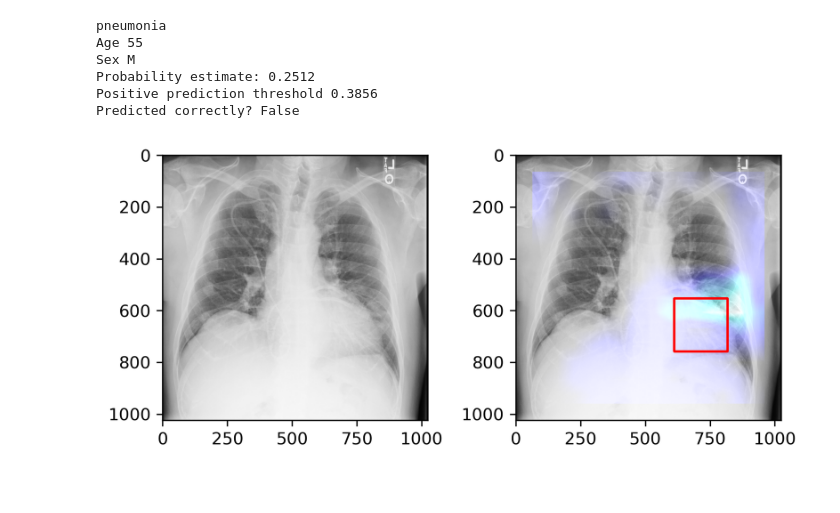
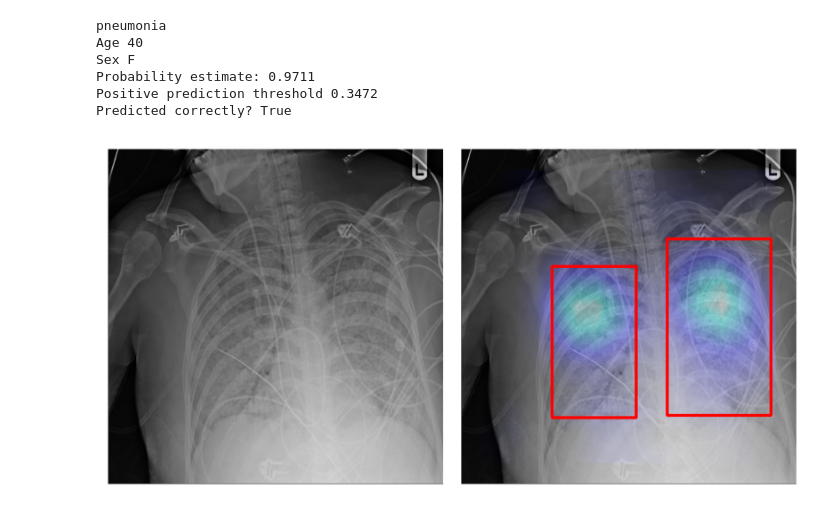
Before and after one commit to Tstrebe2/umich-mads-capstone-project, a Jupyter notebook: tstrebe2/rnsa/grad-cam.ipynb, the cells around one changed output. Cells and saved outputs as stored; diff of their text form; code cells hidden in the pictures.

```diff
--- a/tstrebe2/rnsa/grad-cam.ipynb
+++ b/tstrebe2/rnsa/grad-cam.ipynb
@@ -8,12 +8,12 @@ import cv2
 import pandas as pd
 import matplotlib.pyplot as plt
 # %%
-model_path = '/home/tstrebel/models/rnsa/transfer-v1.3.ckpt'
+model_path = '/home/tstrebel/models/rnsa/transfer-v1.4.ckpt'
 targets_path = '/home/tstrebel/repos/umich-mads-capstone-project/assets/rnsa-targets.csv'
 img_dir = '/home/tstrebel/assets/rnsa-pneumonia/train-images/'
 device = 'cuda' if torch.cuda.is_available() else 'cpu'
 
-data_dict = rnsa_data.get_training_data_target_dict(targets_path)
+data_dict = data.get_training_data_target_dict(targets_path)
 df_test = data_dict['df_test']
 
 del data_dict
@@ -23,10 +23,10 @@ df_all = (pd.read_csv('/home/tstrebel/assets/rnsa-pneumonia/stage_2_train_labels
 
 neg_class_count, pos_class_count = df_test.target.value_counts().values
 
-dataset = rnsa_data.get_dataset(img_dir, df_test)
+dataset = data.get_dataset(img_dir, df_test)
 # %%
 state_dict = torch.load(model_path, map_location=device)['state_dict']
-model = rnsa.Densenet121GradCam()
+model = models.Densenet121GradCam()
 _ = model.load_state_dict(state_dict)
 # %%
 # Implementation adapted from https://medium.com/@stepanulyanin/implementing-grad-cam-in-pytorch-ea0937c31e82
@@ -76,37 +76,39 @@ def show_gradcam(model, patient, target, threshold=.5):
     heatmap_x = np.pad(heatmap_x, 32)
     heatmap_x = cv2.resize(heatmap_x, (image.pixel_array.shape[1], image.pixel_array.shape[0]))
     heatmap_x = np.uint8(255 * heatmap_x)
     heatmap_x = cv2.applyColorMap(heatmap_x, cv2.COLORMAP_HOT)
 
     image = cv2.cvtColor(image.pixel_array, cv2.COLOR_GRAY2RGB)
     image_x = cv2.addWeighted(image, 1.0, heatmap_x, .3, 1.0)
     # Draw bounding box
     if target == 1:
         for row in df_all[df_all.patient_id==patient.patient_id].iloc[:, 1:-1].values:
             x, y, w, h = np.int64(row)
             image_x = cv2.rectangle(image_x, (x, y), (x+w, y+h), (255, 0, 0), 7)
 
     fig, (ax1, ax2) = plt.subplots(ncols=2, dpi=300)
     ax1.imshow(image)
     ax2.imshow(image_x)
+    ax1.axis('off')
+    ax2.axis('off')
     fig.tight_layout()
     plt.show()
 
 target = 1
 
 if target == 0:
     patient_ix = np.random.randint(0, neg_class_count)
 elif target == 1:
     patient_ix = np.random.randint(0, pos_class_count)
 
 patient = df_test[df_test.target==target].iloc[patient_ix]
 
-show_gradcam(model, patient, target, threshold=0.3856)
+show_gradcam(model, patient, target, threshold=0.3472)
 # %% [output]
 pneumonia
-Age 55
-Sex M
-Probability estimate: 0.2512
-Positive prediction threshold 0.3856
-Predicted correctly? False
+Age 40
+Sex F
+Probability estimate: 0.9711
+Positive prediction threshold 0.3472
+Predicted correctly? True
-[figure, old version]
+[figure, new version]
```
Also changed, not shown: parts of 1 cell of this notebook, 13 other files.
